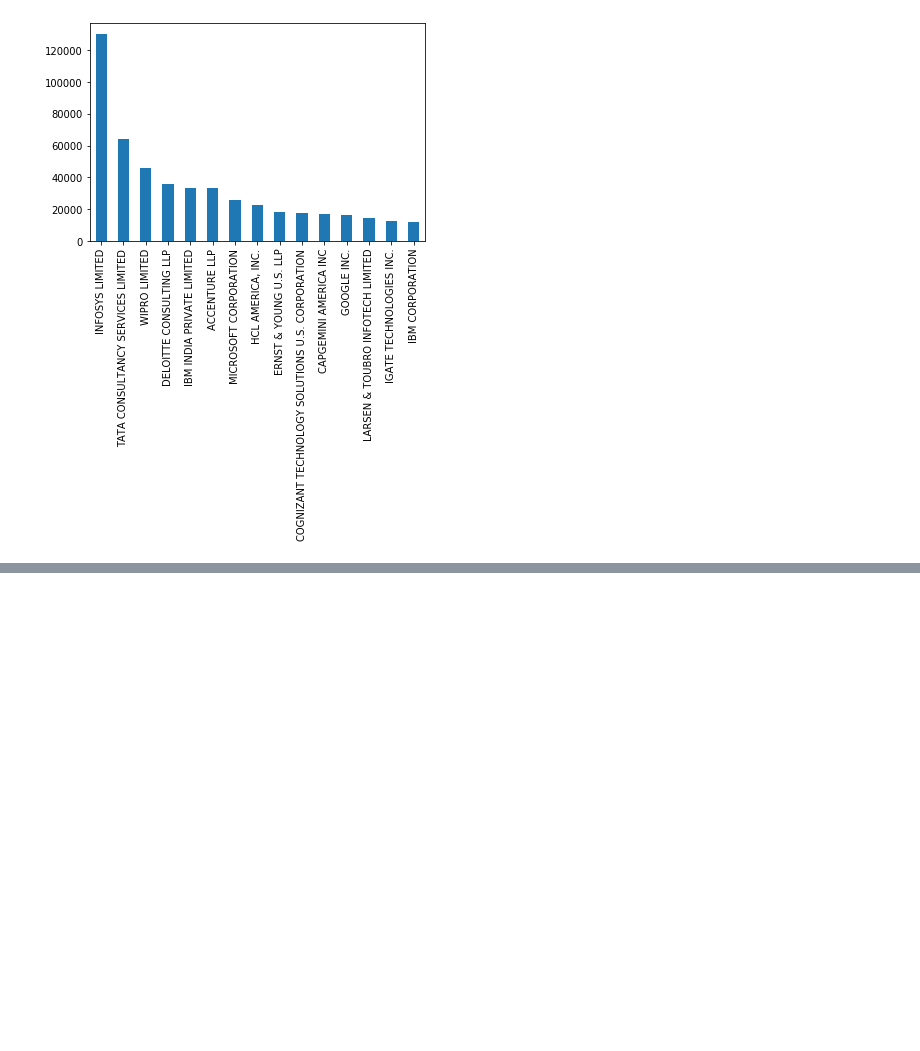
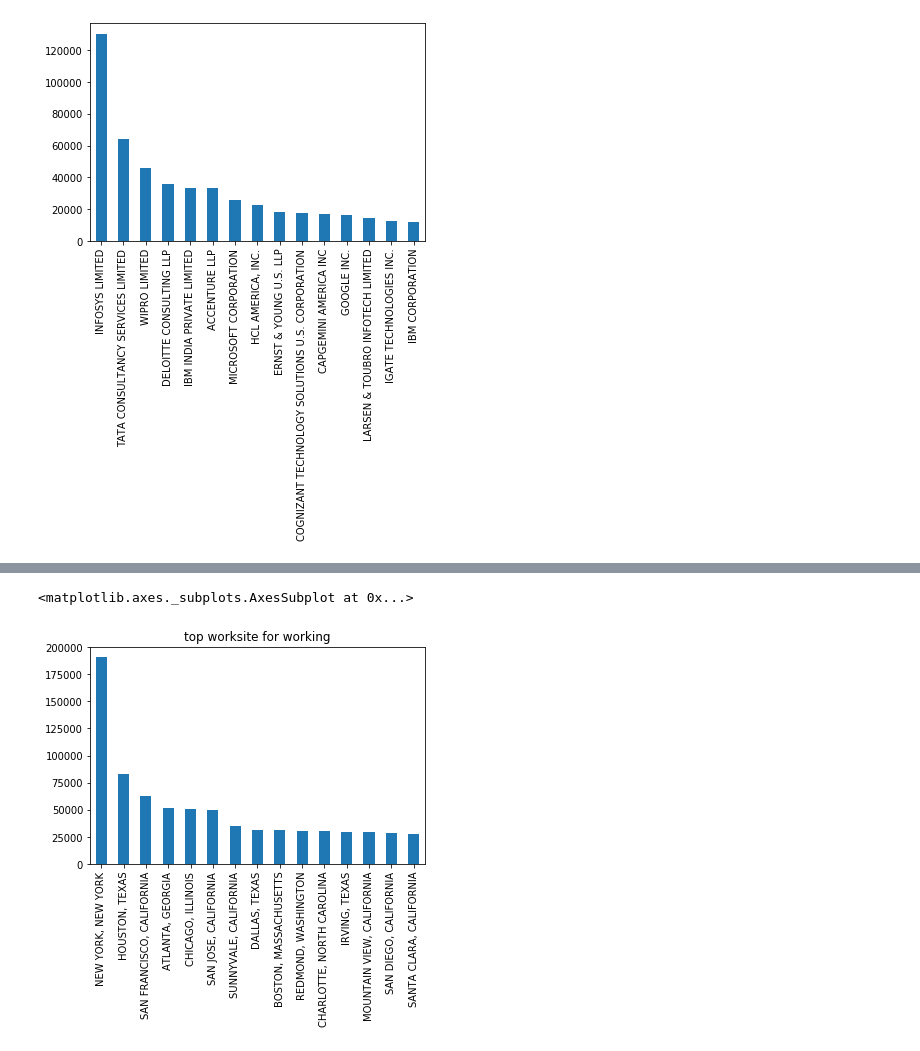
Before and after one commit to ajayyadav1998/python3pm, a Jupyter notebook: H1B visa project.ipynb, the cells around one changed output, grey strips where cells are left out. Drawn from its saved outputs; the diff is of its cells as text; code cells hidden in the pictures; blank space fills up the shorter version.

```diff
--- a/H1B visa project.ipynb
+++ b/H1B visa project.ipynb
@@ -70,0 +100,6 @@ df['companies'].value_counts()[:15].plot(kind='bar')
+# %%
+workingarea = df['worksite'].value_counts().head(15)
+workingarea.plot(kind='bar',title='top worksite for working')
+# %% [output]
+<matplotlib.axes._subplots.AxesSubplot at 0x...>
+[figure, added]
```
Also changed, not shown: parts of 25 cells of this notebook.
